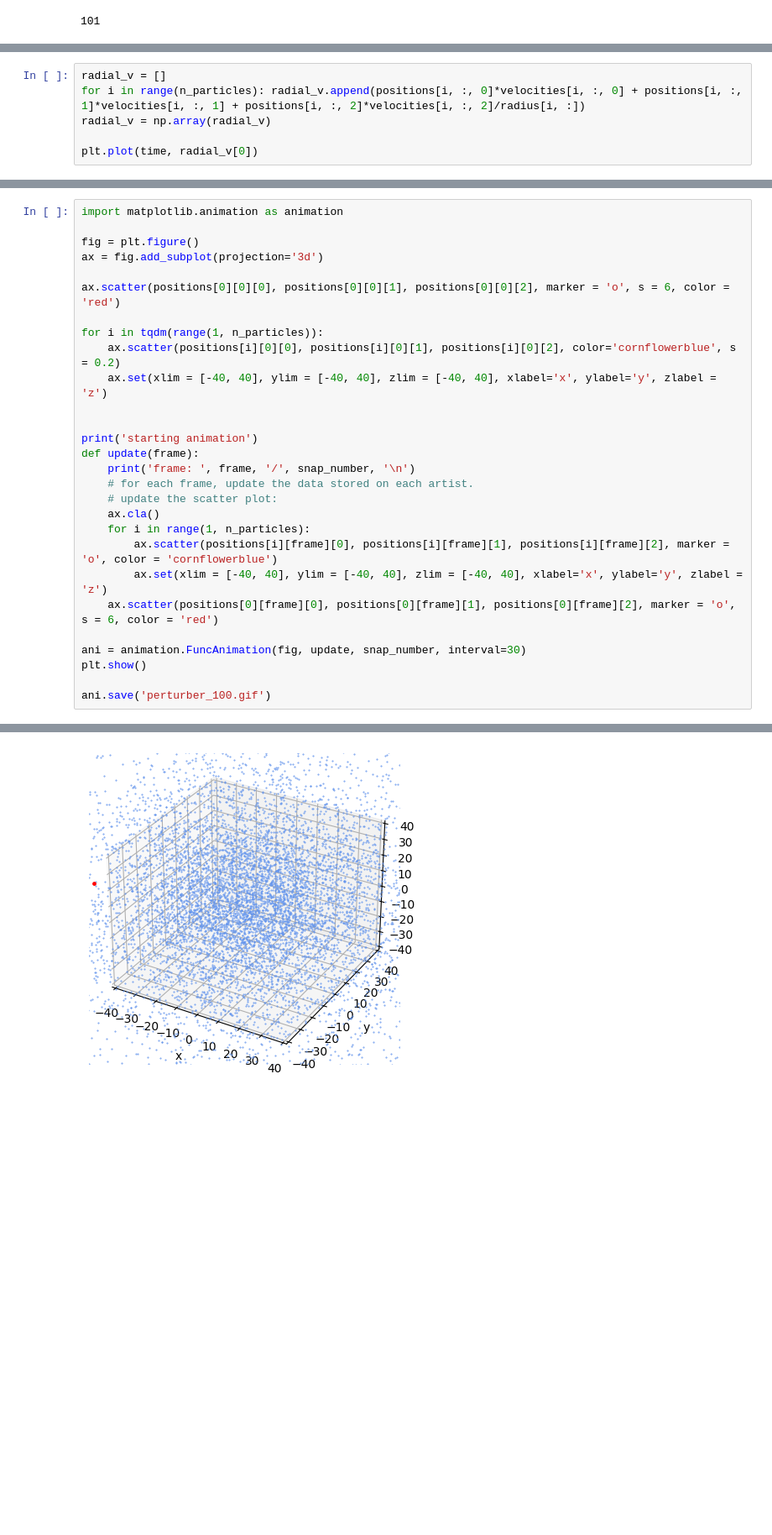
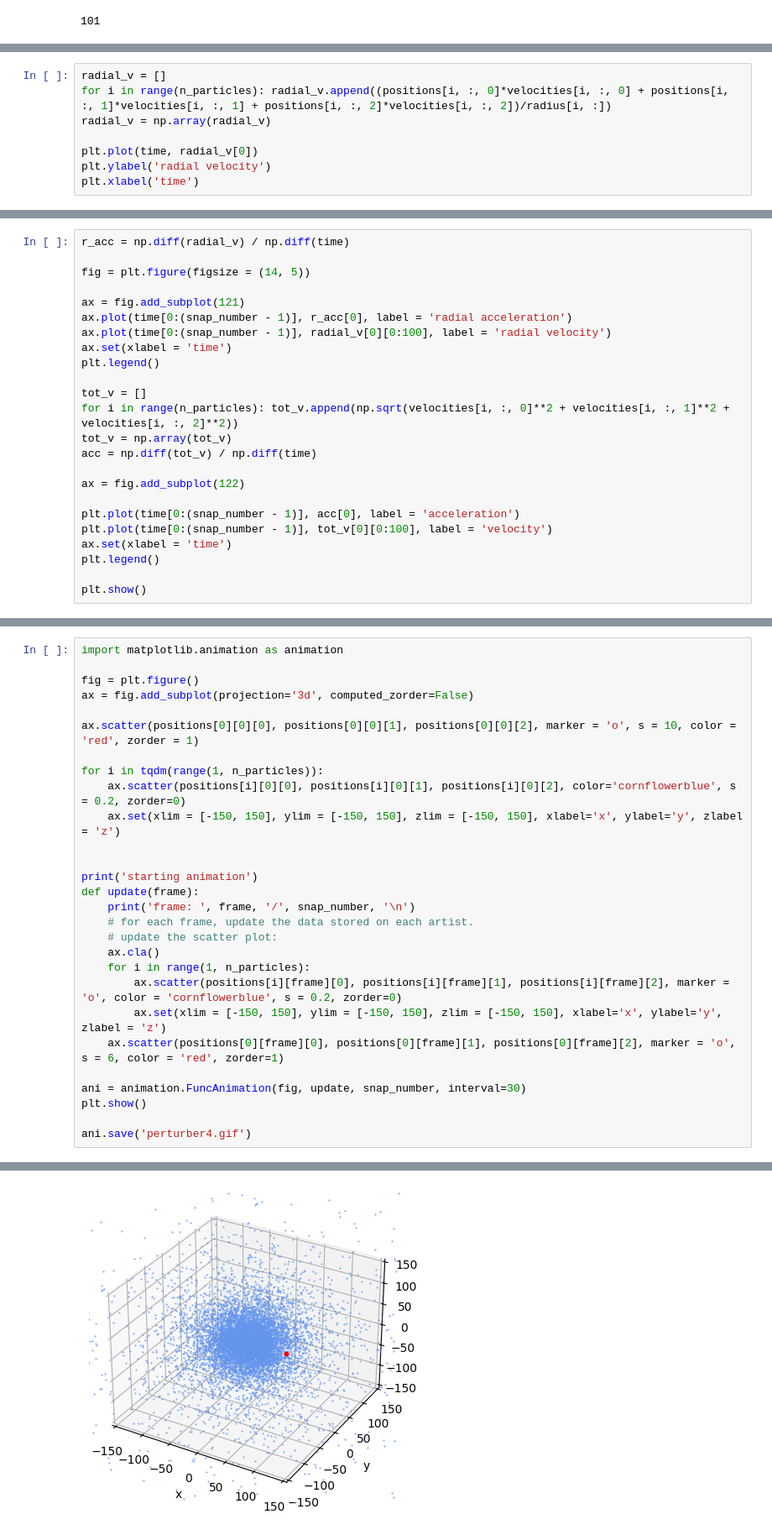
Before and after one commit to malvibellotti/Dynamics_experience5, a Jupyter notebook: Plotter.ipynb, the cells around one changed output, grey strips where cells are left out. Shown at 84% size. Saved outputs shown, nothing was run; the diff lists cells and outputs as text; blank space fills up the shorter version.

```diff
--- a/Plotter.ipynb
+++ b/Plotter.ipynb
@@ -140,7 +115,9 @@ Text(0, 0.5, 'radius')
 # %%
 radial_v = []
-for i in range(n_particles): radial_v.append(positions[i, :, 0]*velocities[i, :, 0] + positions[i, :, 1]*velocities[i, :, 1] + positions[i, :, 2]*velocities[i, :, 2]/radius[i, :])
+for i in range(n_particles): radial_v.append((positions[i, :, 0]*velocities[i, :, 0] + positions[i, :, 1]*velocities[i, :, 1] + positions[i, :, 2]*velocities[i, :, 2])/radius[i, :])
 radial_v = np.array(radial_v)
 
 plt.plot(time, radial_v[0])
+plt.ylabel('radial velocity')
+plt.xlabel('time')
 # %% [output]
@@ -148,0 +126,24 @@ plt.plot(time, radial_v[0])
+# %%
+r_acc = np.diff(radial_v) / np.diff(time)
+
+fig = plt.figure(figsize = (14, 5))
+
+ax = fig.add_subplot(121)
+ax.plot(time[0:(snap_number - 1)], r_acc[0], label = 'radial acceleration')
+ax.plot(time[0:(snap_number - 1)], radial_v[0][0:100], label = 'radial velocity')
+ax.set(xlabel = 'time')
+plt.legend()
+
+tot_v = []
+for i in range(n_particles): tot_v.append(np.sqrt(velocities[i, :, 0]**2 + velocities[i, :, 1]**2 + velocities[i, :, 2]**2))
+tot_v = np.array(tot_v)
+acc = np.diff(tot_v) / np.diff(time)
+
+ax = fig.add_subplot(122)
+
+plt.plot(time[0:(snap_number - 1)], acc[0], label = 'acceleration')
+plt.plot(time[0:(snap_number - 1)], tot_v[0][0:100], label = 'velocity')
+ax.set(xlabel = 'time')
+plt.legend()
+
+plt.show()
@@ -149,34 +208,34 @@ plt.plot(time, radial_v[0])
 # %%
 import matplotlib.animation as animation
 
 fig = plt.figure()
-ax = fig.add_subplot(projection='3d')
+ax = fig.add_subplot(projection='3d', computed_zorder=False)
 
-ax.scatter(positions[0][0][0], positions[0][0][1], positions[0][0][2], marker = 'o', s = 6, color = 'red')
+ax.scatter(positions[0][0][0], positions[0][0][1], positions[0][0][2], marker = 'o', s = 10, color = 'red', zorder = 1)
 
 for i in tqdm(range(1, n_particles)):
-    ax.scatter(positions[i][0][0], positions[i][0][1], positions[i][0][2], color='cornflowerblue', s = 0.2)
-    ax.set(xlim = [-40, 40], ylim = [-40, 40], zlim = [-40, 40], xlabel='x', ylabel='y', zlabel = 'z')
+    ax.scatter(positions[i][0][0], positions[i][0][1], positions[i][0][2], color='cornflowerblue', s = 0.2, zorder=0)
+    ax.set(xlim = [-150, 150], ylim = [-150, 150], zlim = [-150, 150], xlabel='x', ylabel='y', zlabel = 'z')
 
 
 print('starting animation')
 def update(frame):
     print('frame: ', frame, '/', snap_number, '\n')
     # for each frame, update the data stored on each artist.
     # update the scatter plot:
     ax.cla()
     for i in range(1, n_particles):
-        ax.scatter(positions[i][frame][0], positions[i][frame][1], positions[i][frame][2], marker = 'o', color = 'cornflowerblue')
-        ax.set(xlim = [-40, 40], ylim = [-40, 40], zlim = [-40, 40], xlabel='x', ylabel='y', zlabel = 'z')
-    ax.scatter(positions[0][frame][0], positions[0][frame][1], positions[0][frame][2], marker = 'o', s = 6, color = 'red')
+        ax.scatter(positions[i][frame][0], positions[i][frame][1], positions[i][frame][2], marker = 'o', color = 'cornflowerblue', s = 0.2, zorder=0)
+        ax.set(xlim = [-150, 150], ylim = [-150, 150], zlim = [-150, 150], xlabel='x', ylabel='y', zlabel = 'z')
+    ax.scatter(positions[0][frame][0], positions[0][frame][1], positions[0][frame][2], marker = 'o', s = 6, color = 'red', zorder=1)
 
 ani = animation.FuncAnimation(fig, update, snap_number, interval=30)
 plt.show()
 
-ani.save('perturber_100.gif')
+ani.save('perturber4.gif')
 # %% [output]
 starting animation
-[figure, old version]
+[figure, new version]
 frame:  0 / 101
 
 frame:  0 / 101
```
Also changed, not shown: parts of 12 cells of this notebook.
